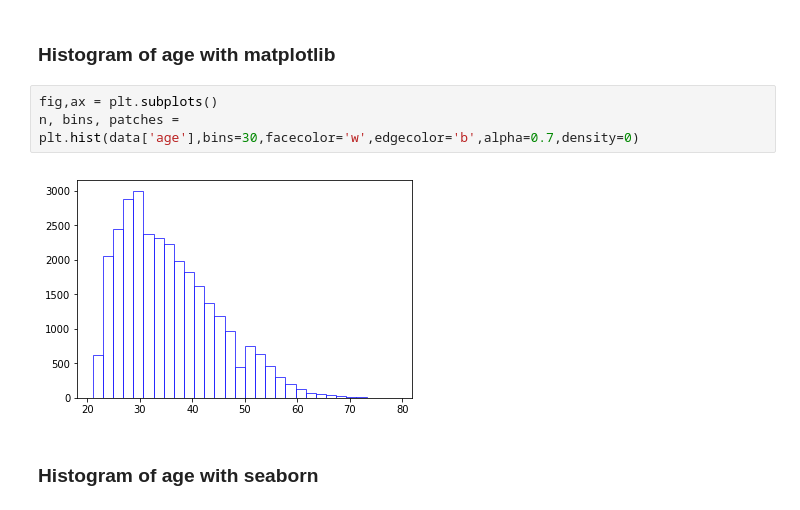
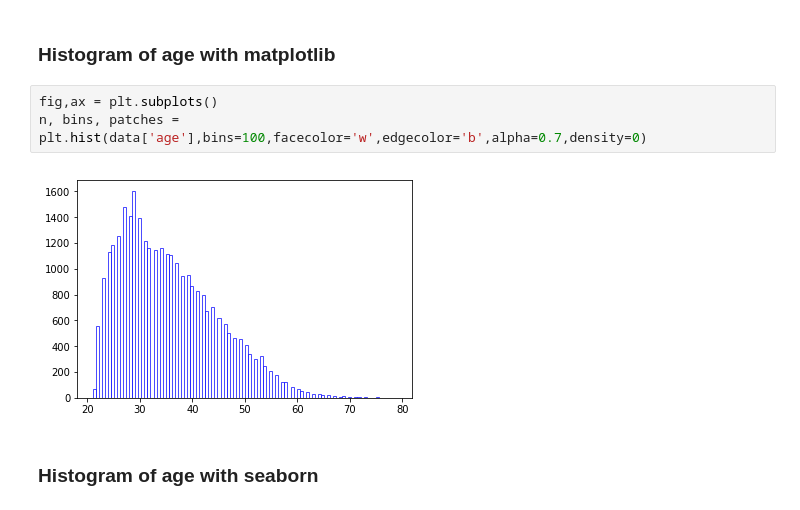
Before and after one commit to felrock/datamining, a Jupyter notebook: lab/lab1.ipynb, the cells around one changed output. Saved outputs shown, nothing was run; the diff lists cells and outputs as text.

```diff
--- a/lab/lab1.ipynb
+++ b/lab/lab1.ipynb
@@ -118,9 +144,9 @@ ax = sns.countplot(x='sex',hue='default',data=data)
 ### Histogram of age with matplotlib
 # %%
 fig,ax = plt.subplots()
-n, bins, patches = plt.hist(data['age'],bins=30,facecolor='w',edgecolor='b',alpha=0.7,density=0)
+n, bins, patches = plt.hist(data['age'],bins=100,facecolor='w',edgecolor='b',alpha=0.7,density=0)
 # %% [output]
-[figure, old version]
+[figure, new version]
 # %% [markdown]
 ### Histogram of age with seaborn
 # %%
```
Also changed, not shown: parts of 13 cells of this notebook.
